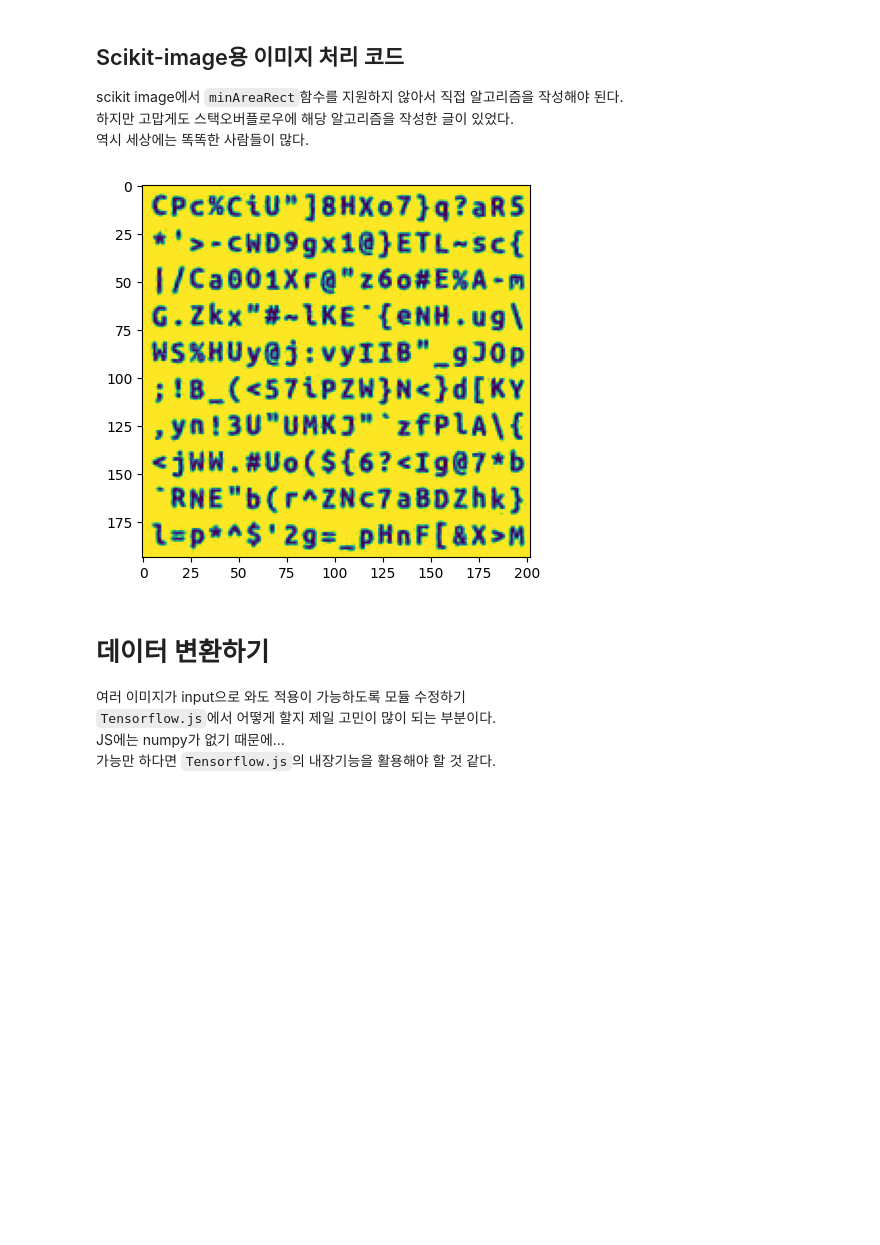
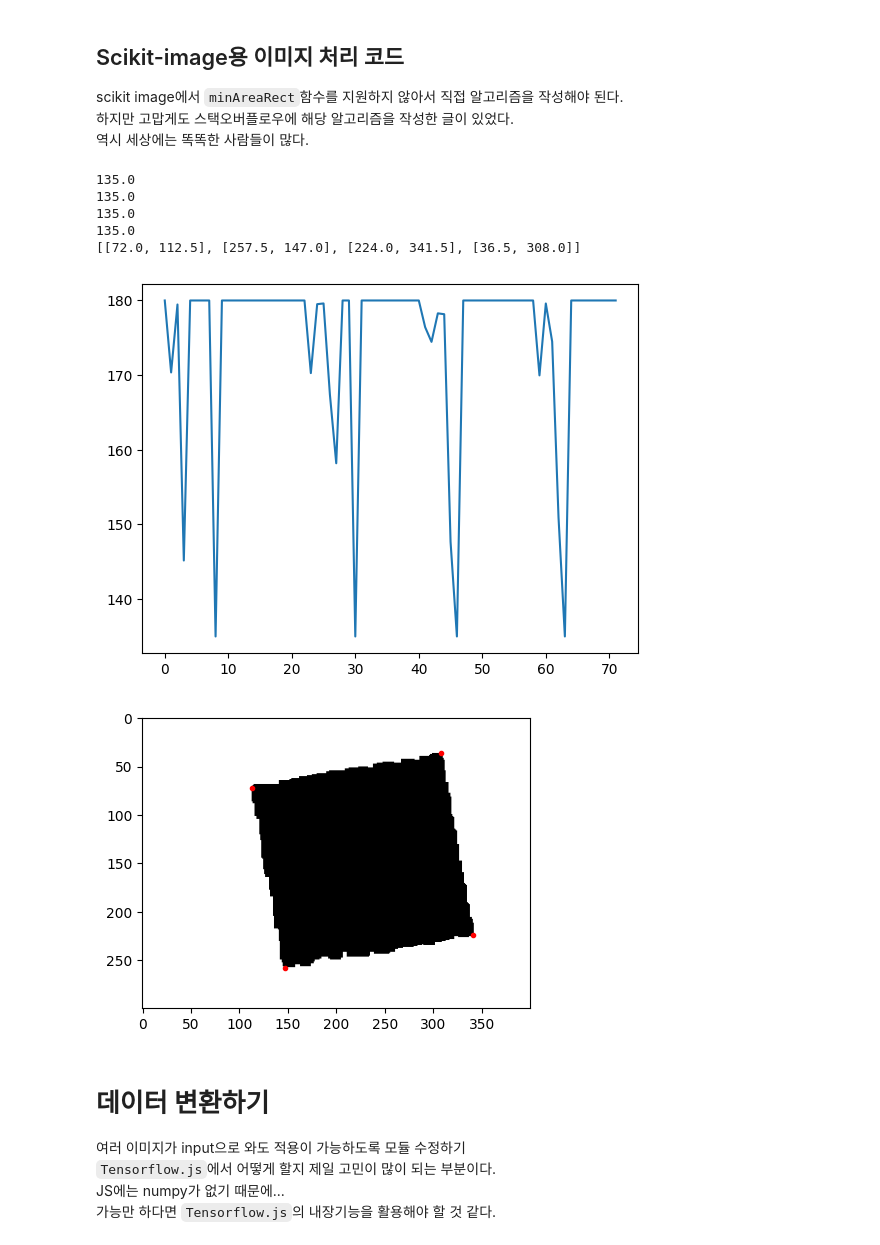
Before and after one commit to inmare/tf-text-recognition, a Jupyter notebook: main.ipynb, the cells around one changed output. Saved outputs shown, nothing was run; the diff lists cells and outputs as text; code cells hidden in the pictures; blank space fills up the shorter version.

```diff
--- a/main.ipynb
+++ b/main.ipynb
@@ -139,9 +139,3 @@ for i in range(1):
 
 for image in image_array:
     pass
-
-plt.figure(figsize=(5,5))
-plt.imshow(clear_textbox)
-plt.show()
-# %% [output]
-[figure, removed]
@@ -148,3 +191,52 @@ plt.show()
+# %%
+from sk_img import sk_process, sk_data
+
+JSON_PATH = "./settings.json"
+
+with open(JSON_PATH) as f:
+    settings = json.load(f)
+
+gray_img = sk_process.read("./image/sample-text.jpg")
+
+binary_thresh = settings["binarization"]["thresh"]
+binary_img = sk_process.binarize(gray_img, binary_thresh)
+
+dilate_kernel_size = settings["dilation"]["kernel"]["toFindRect"]
+dilate_img = sk_process.dilate(binary_img, dilate_kernel_size)
+
+erode_kernel_size = settings["erosion"]["kernel"]["toFindRect"]
+erode_img = sk_process.erode(dilate_img, erode_kernel_size)
+
+main_contour = sk_data.get_main_contour(erode_img)
+hull = convex_hull_graham(main_contour.tolist())
+# print(hull)
+[angles, corner] = calc_corner_point(hull)
+print(corner)
+
+angles_x = np.arange(len(angles))
+
+plt.plot(angles_x, angles)
+plt.show()
+
+x = []
+y = []
+
+for point in corner:
+    x.append(point[1])
+    y.append(point[0])
+
+plt.figure(figsize=(5,5))
+plt.imshow(np.invert(erode_img), cmap="gray")
+plt.plot(x, y, "r.")
+plt.show()
+# %% [output]
+135.0
+135.0
+135.0
+135.0
+[[72.0, 112.5], [257.5, 147.0], [224.0, 341.5], [36.5, 308.0]]
+[figure, added]
+[figure, added]
 # %% [markdown]
 # 데이터 변환하기
 
```
Also changed, not shown: parts of 1 cell of this notebook.
